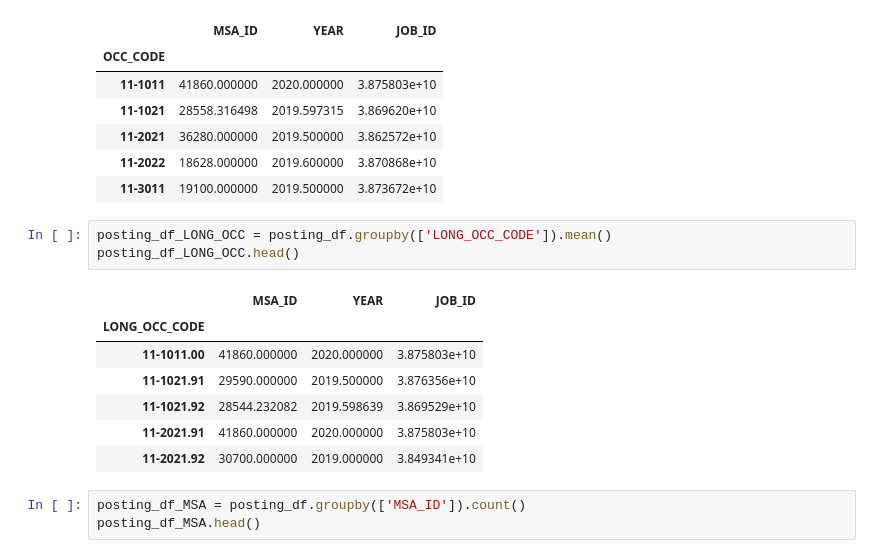
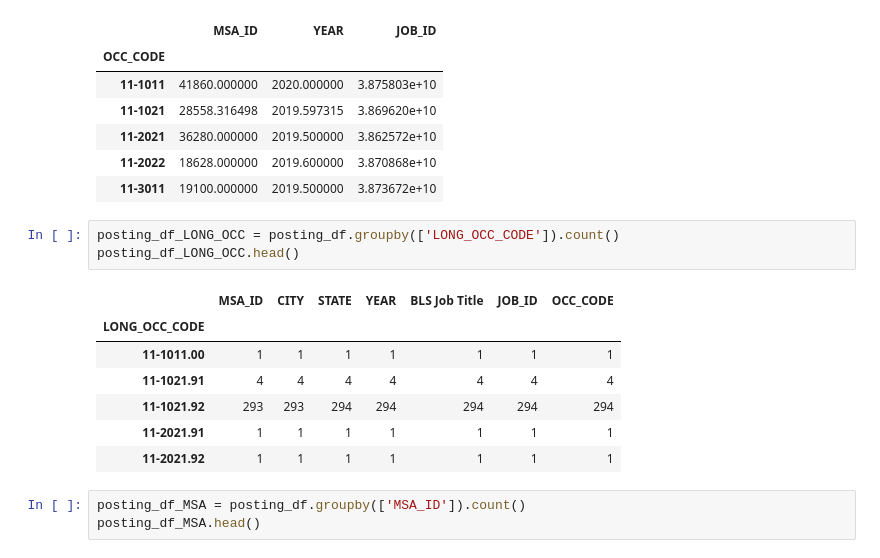
Before and after one commit to JMWilliams3790/AnonCoUSA, a Jupyter notebook: Exploration-Analysis/AnonCoExplore.ipynb, the cells around one changed output. Cells and saved outputs as stored; diff of their text form.

```diff
--- a/Exploration-Analysis/AnonCoExplore.ipynb
+++ b/Exploration-Analysis/AnonCoExplore.ipynb
@@ -549,16 +586,16 @@ posting_df_OCC.head()
 | 11-2022 | 18628.000000 | 2019.600000 | 3.870868e+10 |
 | 11-3011 | 19100.000000 | 2019.500000 | 3.873672e+10 |
 # %%
-posting_df_LONG_OCC = posting_df.groupby(['LONG_OCC_CODE']).mean()
+posting_df_LONG_OCC = posting_df.groupby(['LONG_OCC_CODE']).count()
 posting_df_LONG_OCC.head()
 # %% [output]
-|  | MSA_ID | YEAR | JOB_ID |
-| LONG_OCC_CODE |  |  |  |
-| 11-1011.00 | 41860.000000 | 2020.000000 | 3.875803e+10 |
-| 11-1021.91 | 29590.000000 | 2019.500000 | 3.876356e+10 |
-| 11-1021.92 | 28544.232082 | 2019.598639 | 3.869529e+10 |
-| 11-2021.91 | 41860.000000 | 2020.000000 | 3.875803e+10 |
-| 11-2021.92 | 30700.000000 | 2019.000000 | 3.849341e+10 |
+|  | MSA_ID | CITY | STATE | YEAR | BLS Job Title | JOB_ID | OCC_CODE |
+| LONG_OCC_CODE |  |  |  |  |  |  |  |
+| 11-1011.00 | 1 | 1 | 1 | 1 | 1 | 1 | 1 |
+| 11-1021.91 | 4 | 4 | 4 | 4 | 4 | 4 | 4 |
+| 11-1021.92 | 293 | 293 | 294 | 294 | 294 | 294 | 294 |
+| 11-2021.91 | 1 | 1 | 1 | 1 | 1 | 1 | 1 |
+| 11-2021.92 | 1 | 1 | 1 | 1 | 1 | 1 | 1 |
 # %%
 posting_df_MSA = posting_df.groupby(['MSA_ID']).count()
 posting_df_MSA.head()
```
Also changed, not shown: parts of 29 cells of this notebook.
